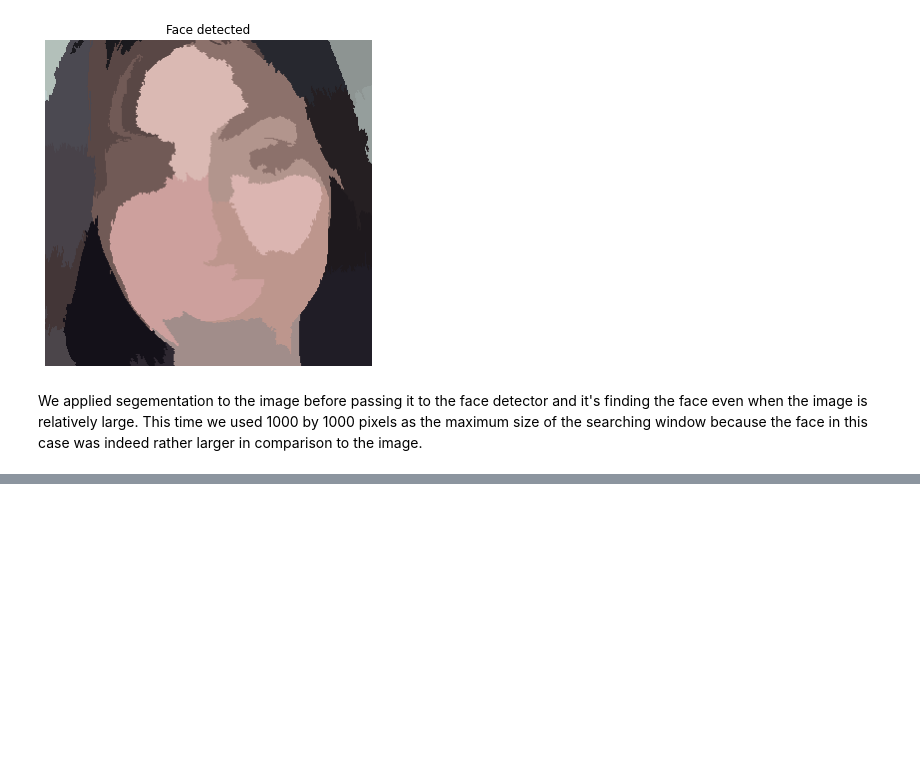
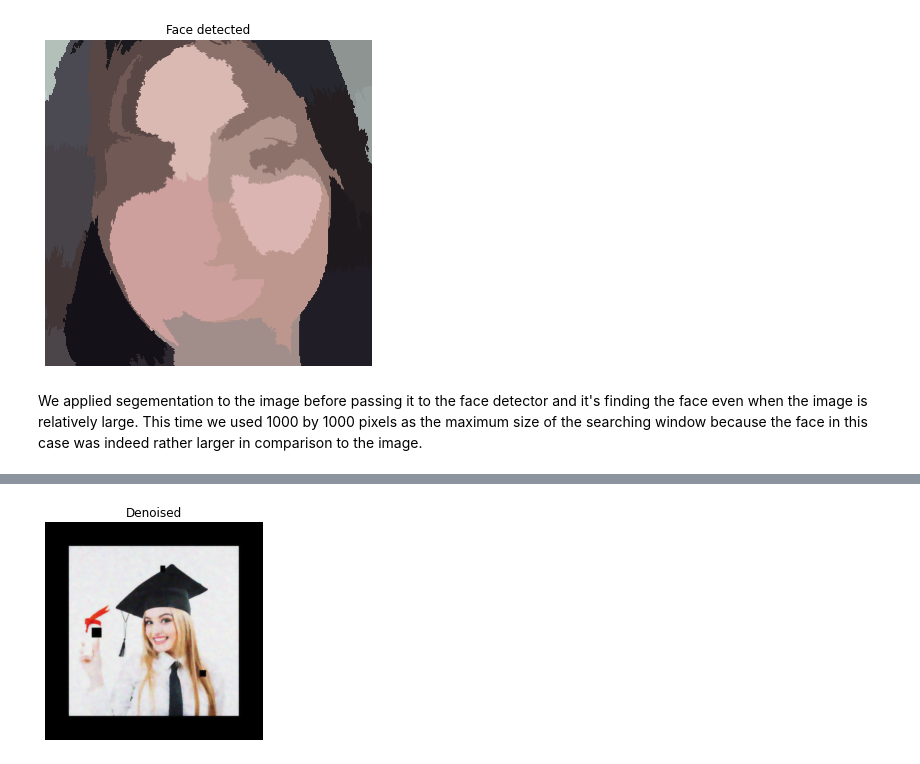
Before and after one commit to sikha2552/Python_ImageProcessing, a Jupyter notebook: Chapter4.ipynb, the cells around one changed output, grey strips where cells are left out. Saved outputs shown, nothing was run; the diff lists cells and outputs as text; code cells hidden in the pictures; blank space fills up the shorter version.

```diff
--- a/Chapter4.ipynb
+++ b/Chapter4.ipynb
@@ -208,0 +282,7 @@ We applied segementation to the image before passing it to the face detector and
+# %%
+#DEnoise image
+from skimage.restoration import denoise_tv_chambolle
+denoise_im=denoise_tv_chambolle(imr,multichannel=True)
+plt.imshow(denoise_im);plt.title('Denoised');plt.axis('off');plt.show()
+# %% [output]
+[figure, added]
```
Also changed, not shown: parts of 8 cells of this notebook.
